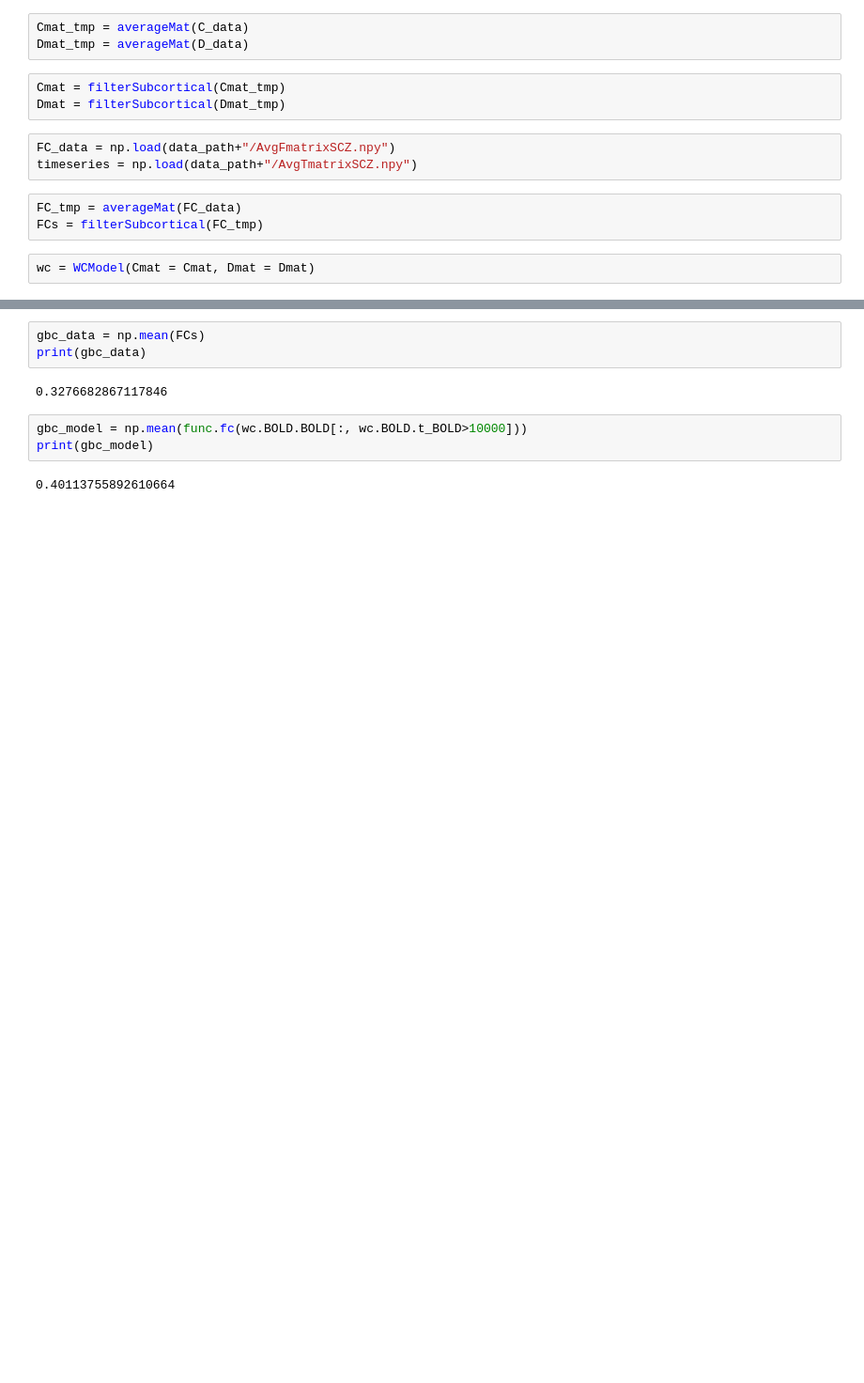
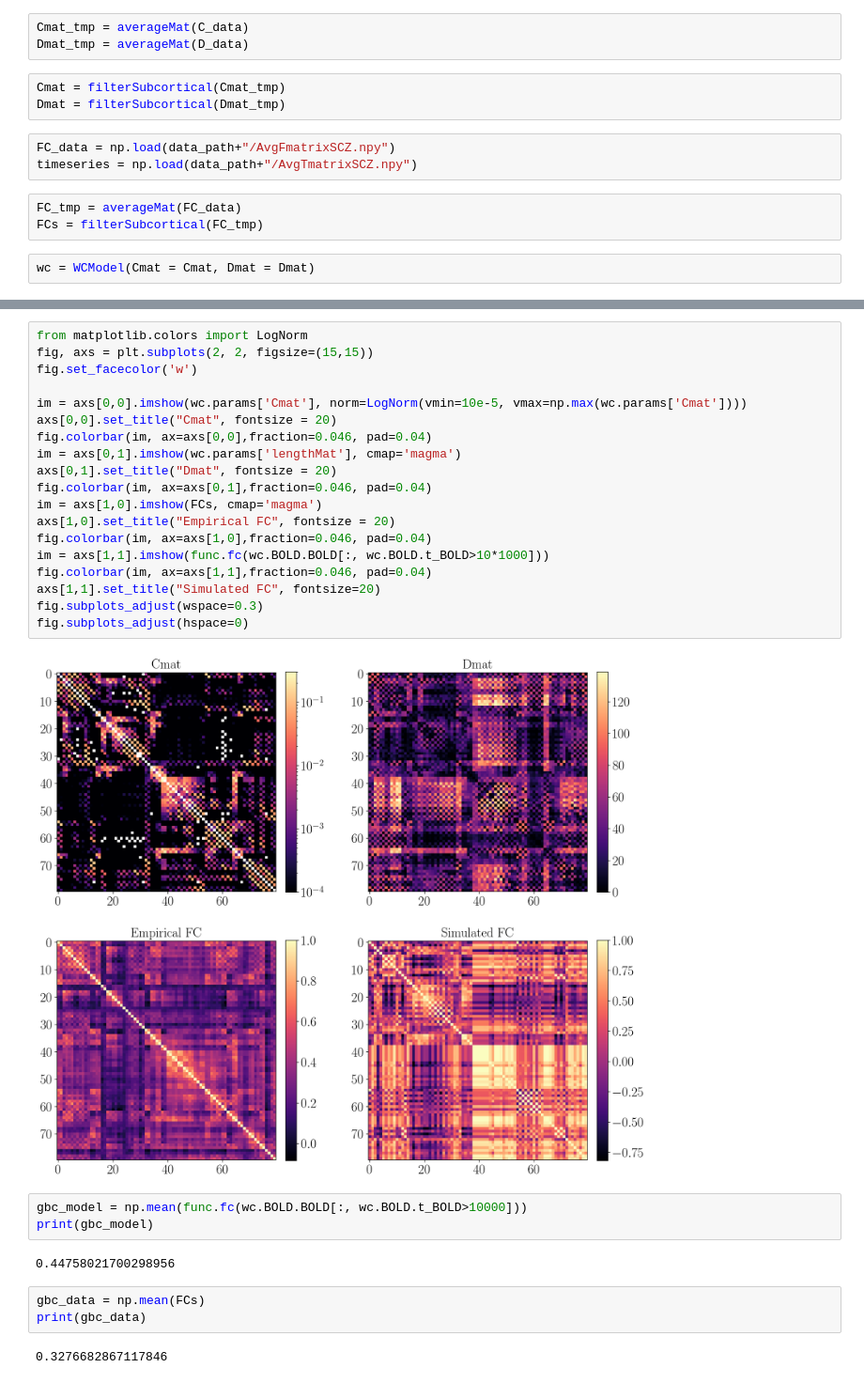
Before and after one commit to pamirozsuna/pamir_ma, a Jupyter notebook: notebooks/SCZ-FC-modelling.ipynb, the cells around one changed output, grey strips where cells are left out. Shown at 94% size. Saved outputs shown, nothing was run; the diff lists cells and outputs as text; blank space fills up the shorter version.

```diff
--- a/notebooks/SCZ-FC-modelling.ipynb
+++ b/notebooks/SCZ-FC-modelling.ipynb
@@ -96,13 +133,34 @@ axs[2].plot(fr, pw, c='k', lw = 2)
+# %%
+from matplotlib.colors import LogNorm
+fig, axs = plt.subplots(2, 2, figsize=(15,15))
+fig.set_facecolor('w')
+
+im = axs[0,0].imshow(wc.params['Cmat'], norm=LogNorm(vmin=10e-5, vmax=np.max(wc.params['Cmat'])))
+axs[0,0].set_title("Cmat", fontsize = 20)
+fig.colorbar(im, ax=axs[0,0],fraction=0.046, pad=0.04)
+im = axs[0,1].imshow(wc.params['lengthMat'], cmap='magma')
+axs[0,1].set_title("Dmat", fontsize = 20)
+fig.colorbar(im, ax=axs[0,1],fraction=0.046, pad=0.04)
+im = axs[1,0].imshow(FCs, cmap='magma')
+axs[1,0].set_title("Empirical FC", fontsize = 20)
+fig.colorbar(im, ax=axs[1,0],fraction=0.046, pad=0.04)
+im = axs[1,1].imshow(func.fc(wc.BOLD.BOLD[:, wc.BOLD.t_BOLD>10*1000]))
+fig.colorbar(im, ax=axs[1,1],fraction=0.046, pad=0.04)
+axs[1,1].set_title("Simulated FC", fontsize=20)
+fig.subplots_adjust(wspace=0.3)
+fig.subplots_adjust(hspace=0)
+# %% [output]
+[figure, added]
+# %%
+gbc_model = np.mean(func.fc(wc.BOLD.BOLD[:, wc.BOLD.t_BOLD>10000]))
+print(gbc_model)
+# %% [output]
+0.44758021700298956
 # %%
 gbc_data = np.mean(FCs)
 print(gbc_data)
 # %% [output]
 0.3276682867117846
-# %%
-gbc_model = np.mean(func.fc(wc.BOLD.BOLD[:, wc.BOLD.t_BOLD>10000]))
-print(gbc_model)
-# %% [output]
-0.40113755892610664
 # %%
 scores = [func.matrix_correlation(func.fc(wc.BOLD.BOLD[:, wc.BOLD.t_BOLD>10000]), FCs)]
 print("Correlation per subject:", [f"{s:.2}" for s in scores])
```
Also changed, not shown: parts of 6 cells of this notebook, 3 other files.
